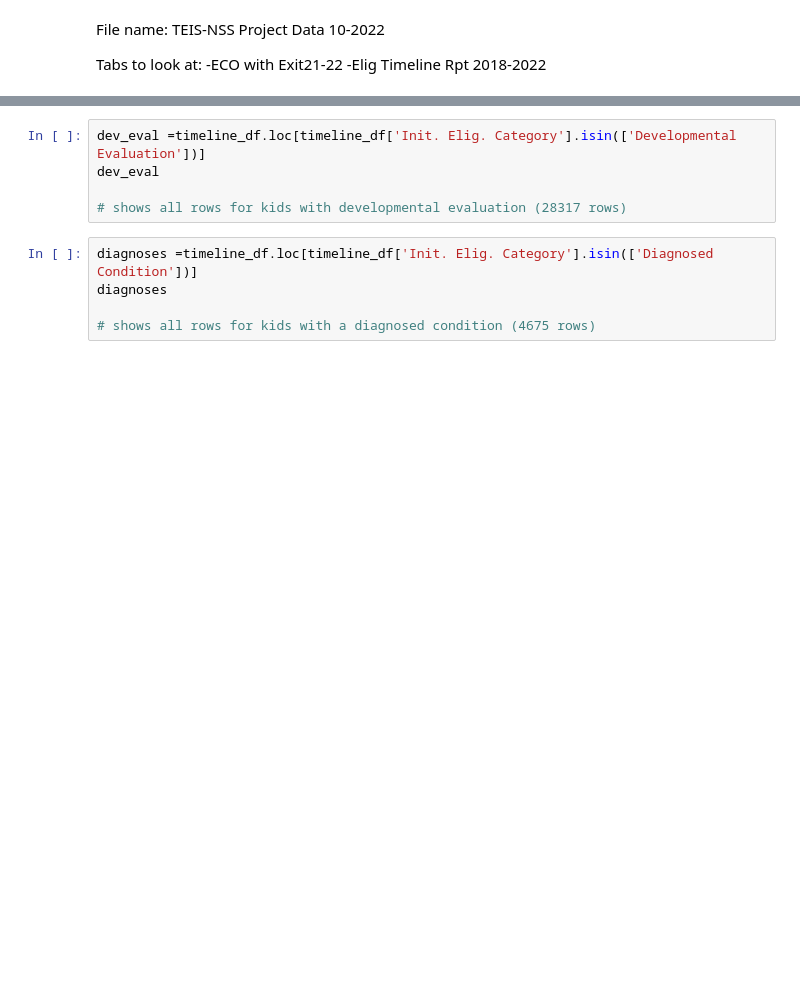
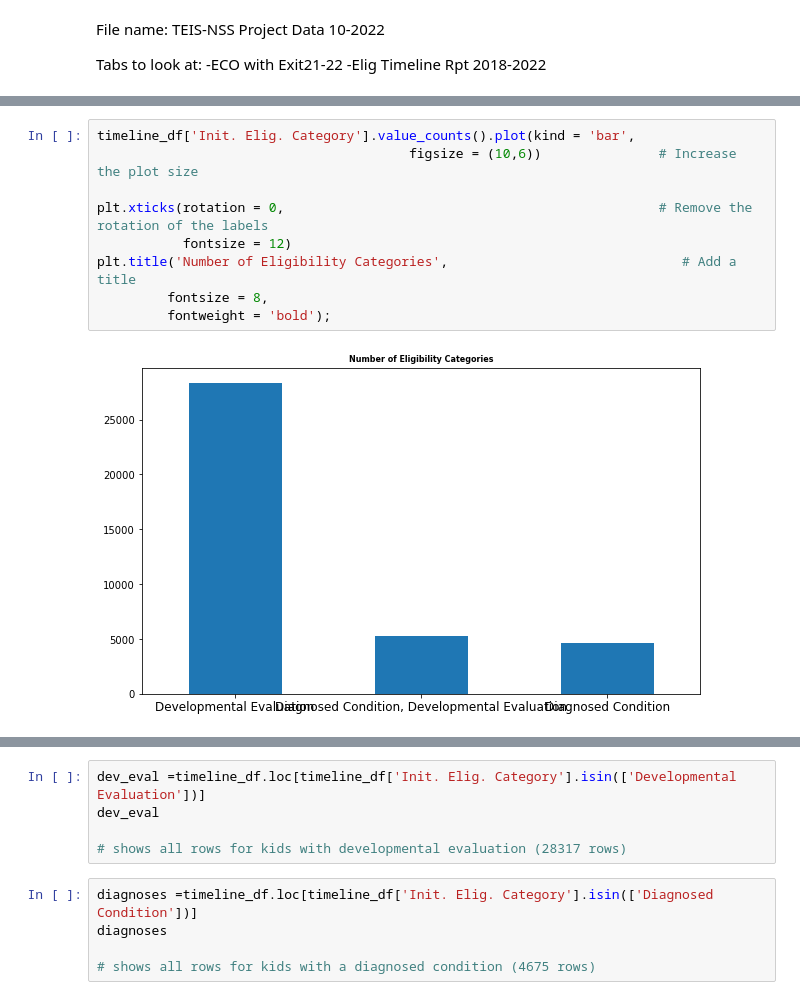
Before and after one commit to NSS-Data-Analytics-Cohort-7/didd-kha-keys-shorts, a Jupyter notebook: Notebooks/rwpartnerprojectEDA.ipynb, the cells around one changed output, grey strips where cells are left out. Drawn from its saved outputs; the diff is of its cells as text; blank space fills up the shorter version.

```diff
--- a/Notebooks/rwpartnerprojectEDA.ipynb
+++ b/Notebooks/rwpartnerprojectEDA.ipynb
@@ -19,0 +170,11 @@ timeline_df
+# %%
+timeline_df['Init. Elig. Category'].value_counts().plot(kind = 'bar',
+                                        figsize = (10,6))               # Increase the plot size
+
+plt.xticks(rotation = 0,                                                # Remove the rotation of the labels
+           fontsize = 12)
+plt.title('Number of Eligibility Categories',                              # Add a title
+         fontsize = 8,
+         fontweight = 'bold');
+# %% [output]
+[figure, added]
```
Also changed, not shown: parts of 36 cells of this notebook.
